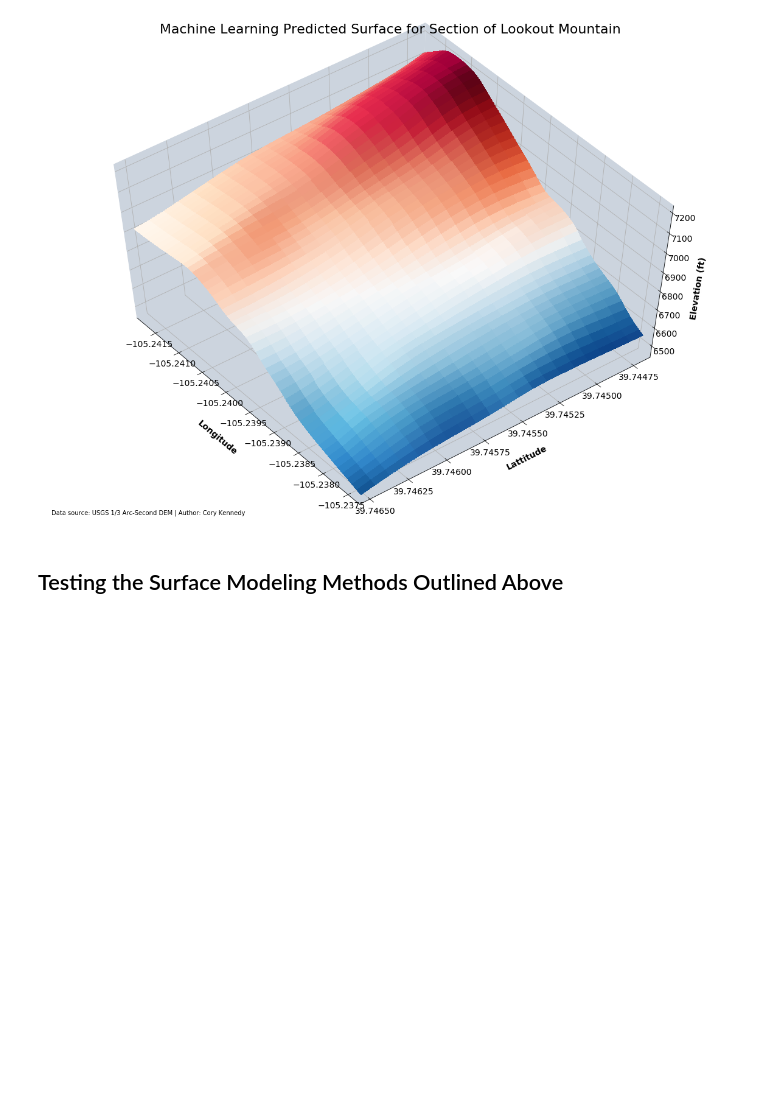
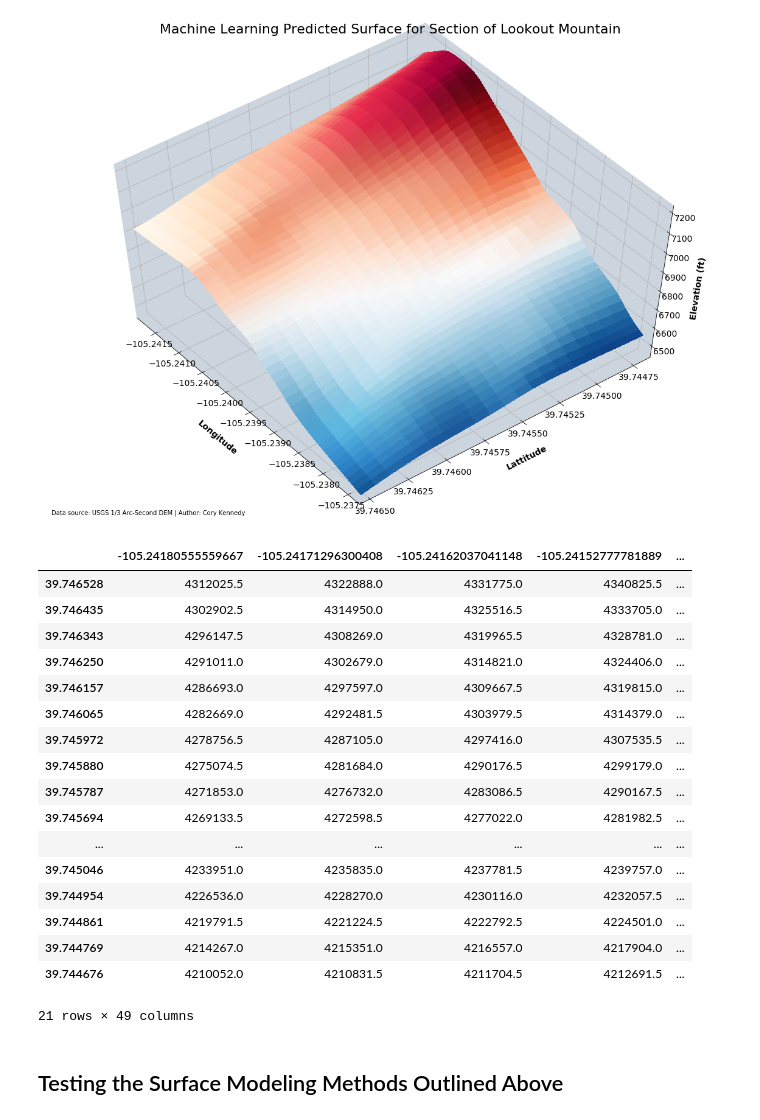
Before and after one commit to RRCCDataLab/Elevation-Descent, a Jupyter notebook: notebooks/Surface_Interpolation_Methods.ipynb, the cells around one changed output. Drawn from its saved outputs; the diff is of its cells as text; code cells hidden in the pictures; blank space fills up the shorter version.

```diff
--- a/notebooks/Surface_Interpolation_Methods.ipynb
+++ b/notebooks/Surface_Interpolation_Methods.ipynb
@@ -349,6 +349,27 @@ surf = ax.plot_surface(X, Y, Z, rstride=1, cstride=1, facecolors=shaded_RdBu_r,
 plt.savefig('../vis/ml_predicted_surf.png', bbox_inches='tight');
 # %% [output]
 [figure]
+# %%
+ml_data.elev
+# %% [output]
+|  | -105.24180555559667 | -105.24171296300408 | -105.24162037041148 | -105.24152777781889 | ... |
+| 39.746528 | 4312025.5 | 4322888.0 | 4331775.0 | 4340825.5 | ... |
+| 39.746435 | 4302902.5 | 4314950.0 | 4325516.5 | 4333705.0 | ... |
+| 39.746343 | 4296147.5 | 4308269.0 | 4319965.5 | 4328781.0 | ... |
+| 39.746250 | 4291011.0 | 4302679.0 | 4314821.0 | 4324406.0 | ... |
+| 39.746157 | 4286693.0 | 4297597.0 | 4309667.5 | 4319815.0 | ... |
+| 39.746065 | 4282669.0 | 4292481.5 | 4303979.5 | 4314379.0 | ... |
+| 39.745972 | 4278756.5 | 4287105.0 | 4297416.0 | 4307535.5 | ... |
+| 39.745880 | 4275074.5 | 4281684.0 | 4290176.5 | 4299179.0 | ... |
+| 39.745787 | 4271853.0 | 4276732.0 | 4283086.5 | 4290167.5 | ... |
+| 39.745694 | 4269133.5 | 4272598.5 | 4277022.0 | 4281982.5 | ... |
+| ... | ... | ... | ... | ... | ... |
+| 39.745046 | 4233951.0 | 4235835.0 | 4237781.5 | 4239757.0 | ... |
+| 39.744954 | 4226536.0 | 4228270.0 | 4230116.0 | 4232057.5 | ... |
+| 39.744861 | 4219791.5 | 4221224.5 | 4222792.5 | 4224501.0 | ... |
+| 39.744769 | 4214267.0 | 4215351.0 | 4216557.0 | 4217904.0 | ... |
+| 39.744676 | 4210052.0 | 4210831.5 | 4211704.5 | 4212691.5 | ... |
+21 rows × 49 columns
 # %% [markdown]
 ## Testing the Surface Modeling Methods Outlined Above
 # %% [markdown]
```
Also changed, not shown: parts of 11 cells of this notebook.
